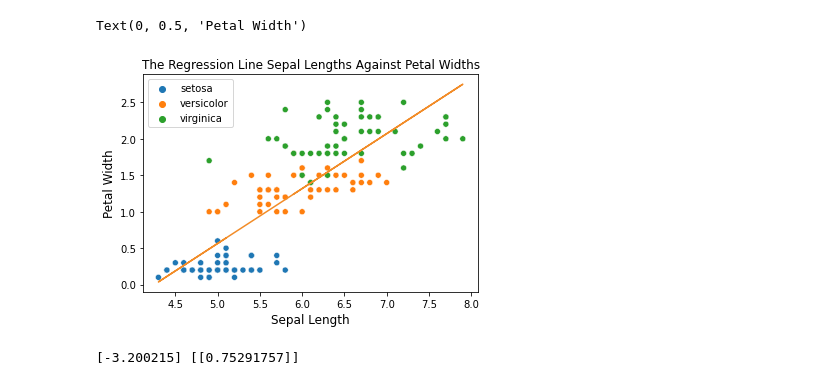
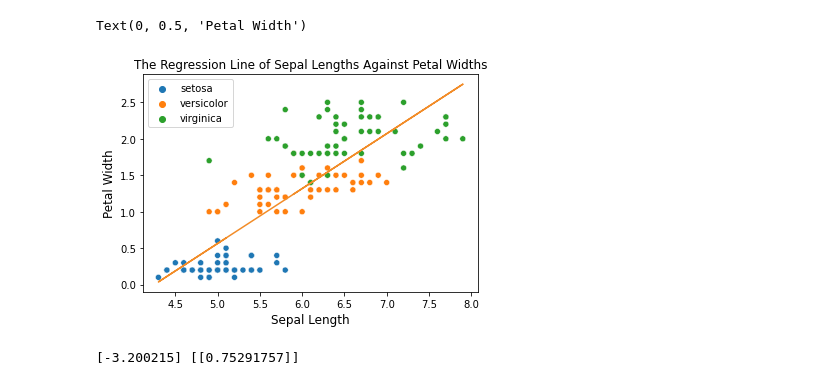
Before and after one commit to bsraya/optimization, a Jupyter notebook: gd.ipynb, the cells around one changed output. Cells and saved outputs as stored; diff of their text form; code cells hidden in the pictures.

```diff
--- a/gd.ipynb
+++ b/gd.ipynb
@@ -32,19 +26,20 @@ def predict_list(intercept, coefficient, dataset):
 # %%
 reg = LinearRegression().fit(X = sepal_length.reshape(-1,1), y = petal_width.reshape(-1,1))
 
 sns.scatterplot(x = sepal_length, y = petal_width, hue = species_names)
 
 plt.plot(
     sepal_length,
     reg.intercept_[0] + reg.coef_[0][0] * features[:, 0],
     color = '#f28c28'
 )
-plt.title("The Regression Line Sepal Lengths Against Petal Widths")
+
+plt.title("The Regression Line of Sepal Lengths Against Petal Widths")
 plt.xlabel("Sepal Length", fontsize=12)
 plt.ylabel("Petal Width", fontsize=12)
 # %% [output]
 Text(0, 0.5, 'Petal Width')
-[figure, old version]
+[figure, new version]
 # %%
 print(reg.intercept_, reg.coef_)
 # %% [output]
```
Also changed, not shown: parts of 21 cells of this notebook, 2 other files.
